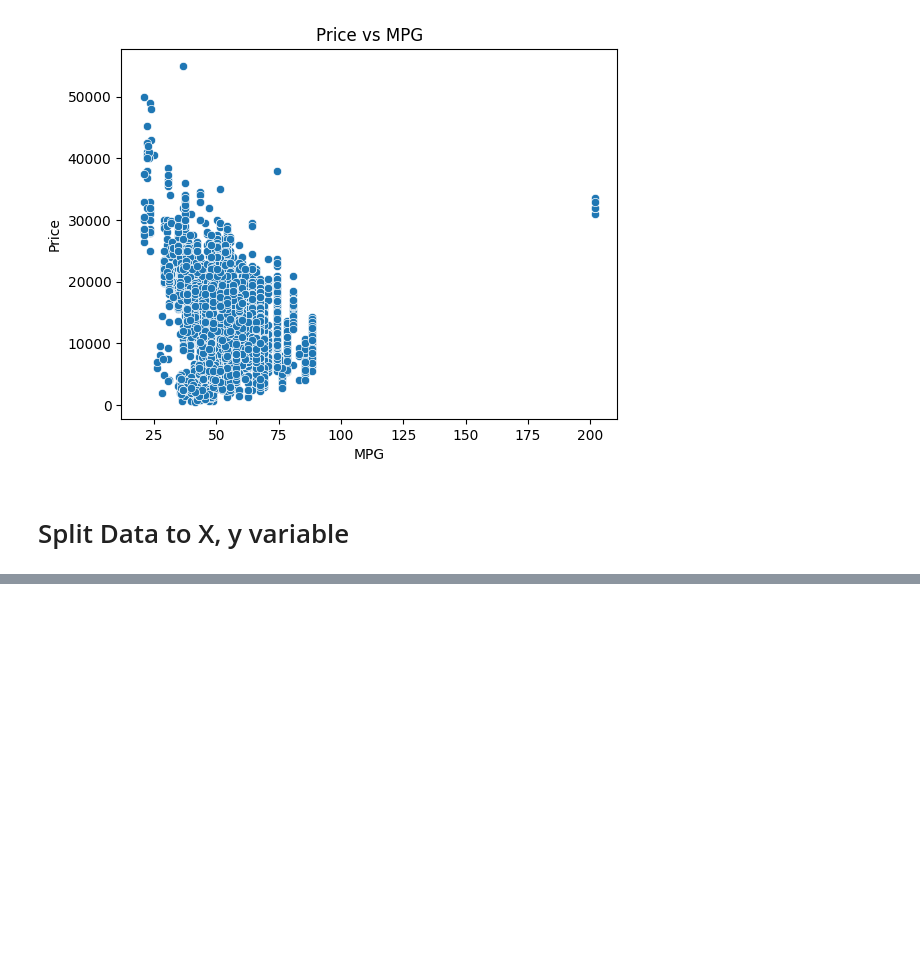
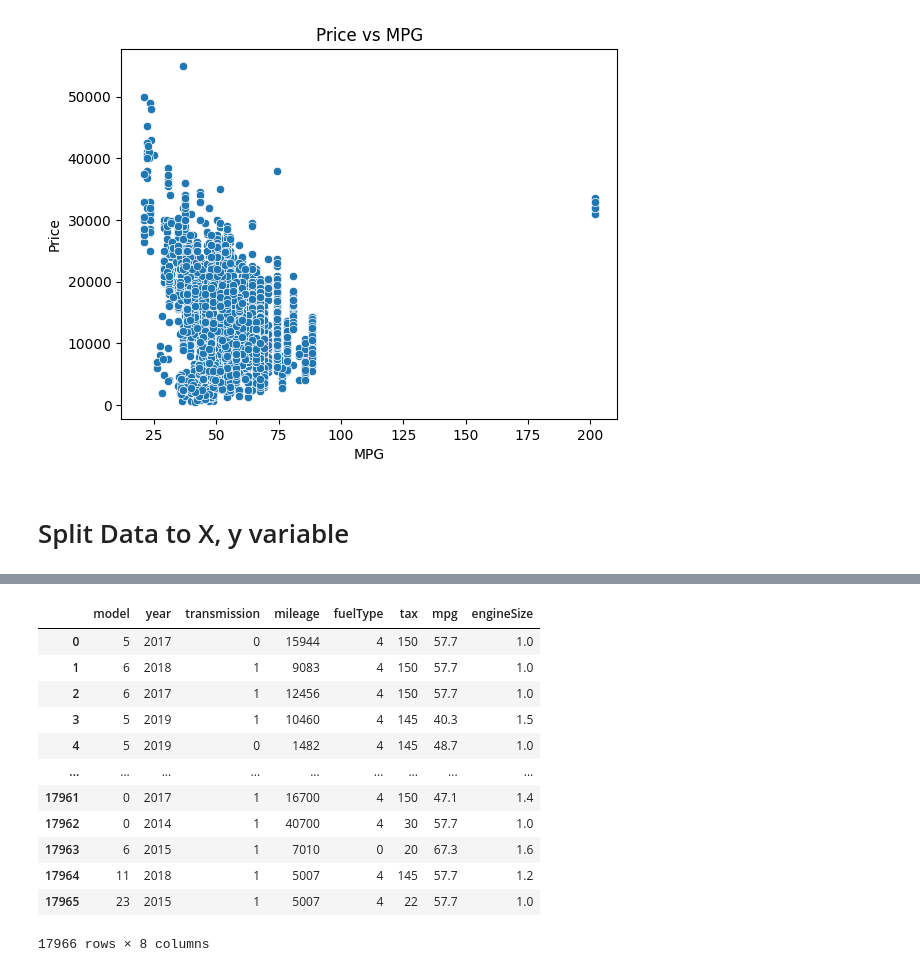
Before and after one commit to laxmansharma1811/ML_Projects, a Jupyter notebook: car_price_prediction.ipynb, the cells around one changed output, grey strips where cells are left out. Cells and saved outputs as stored; diff of their text form; code cells hidden in the pictures; blank space fills up the shorter version.

```diff
--- a/car_price_prediction.ipynb
+++ b/car_price_prediction.ipynb
@@ -180,0 +186,26 @@ X_encoded
+# %%
+columns = ['model', 'transmission', 'fuelType']
+
+Xlabel = X.copy()
+label_encoders = {}
+
+for col in columns:
+    le = LabelEncoder()
+    Xlabel[col] = le.fit_transform(Xlabel[col])
+    label_encoders[col] = le
+# %%
+Xlabel
+# %% [output]
+|  | model | year | transmission | mileage | fuelType | tax | mpg | engineSize |
+| 0 | 5 | 2017 | 0 | 15944 | 4 | 150 | 57.7 | 1.0 |
+| 1 | 6 | 2018 | 1 | 9083 | 4 | 150 | 57.7 | 1.0 |
+| 2 | 6 | 2017 | 1 | 12456 | 4 | 150 | 57.7 | 1.0 |
+| 3 | 5 | 2019 | 1 | 10460 | 4 | 145 | 40.3 | 1.5 |
+| 4 | 5 | 2019 | 0 | 1482 | 4 | 145 | 48.7 | 1.0 |
+| ... | ... | ... | ... | ... | ... | ... | ... | ... |
+| 17961 | 0 | 2017 | 1 | 16700 | 4 | 150 | 47.1 | 1.4 |
+| 17962 | 0 | 2014 | 1 | 40700 | 4 | 30 | 57.7 | 1.0 |
+| 17963 | 6 | 2015 | 1 | 7010 | 0 | 20 | 67.3 | 1.6 |
+| 17964 | 11 | 2018 | 1 | 5007 | 4 | 145 | 57.7 | 1.2 |
+| 17965 | 23 | 2015 | 1 | 5007 | 4 | 22 | 57.7 | 1.0 |
+17966 rows × 8 columns
```
Also changed, not shown: parts of 11 cells of this notebook.
